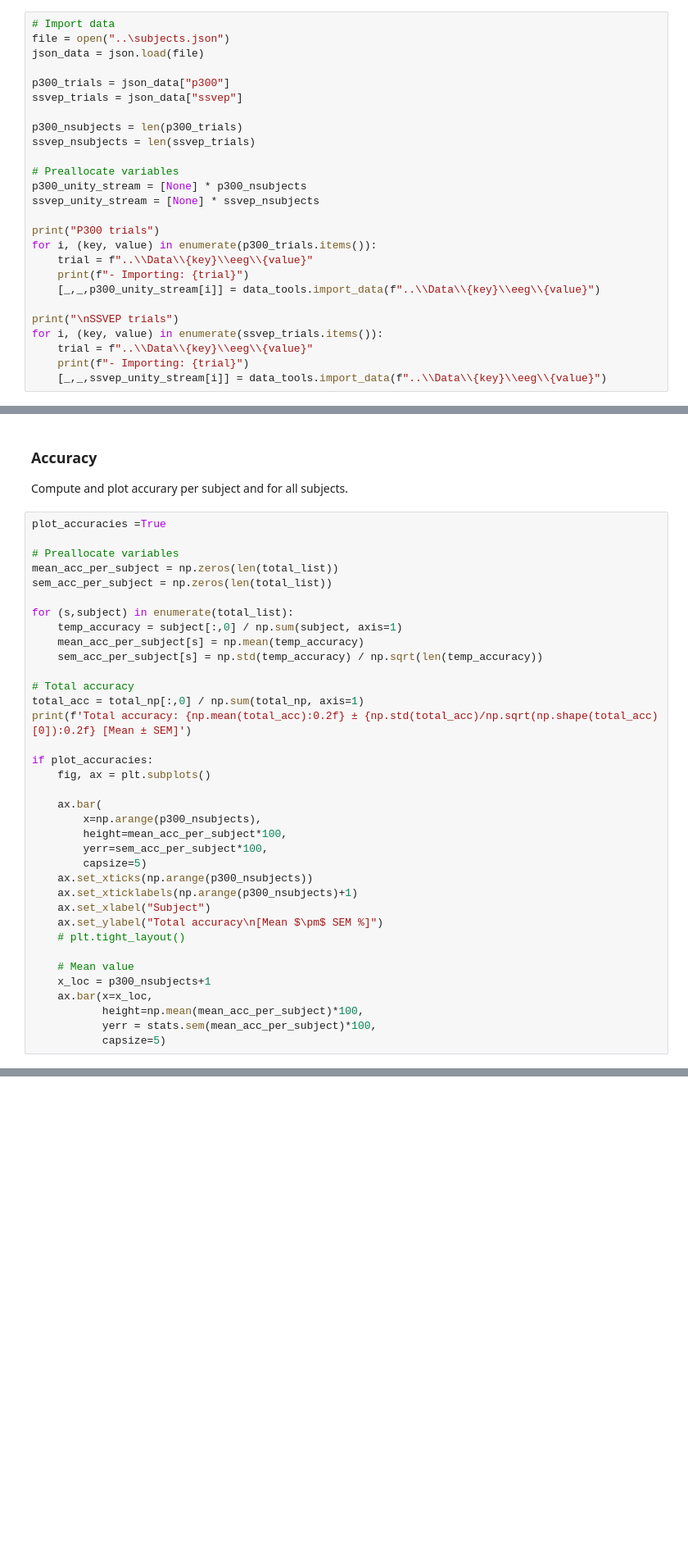
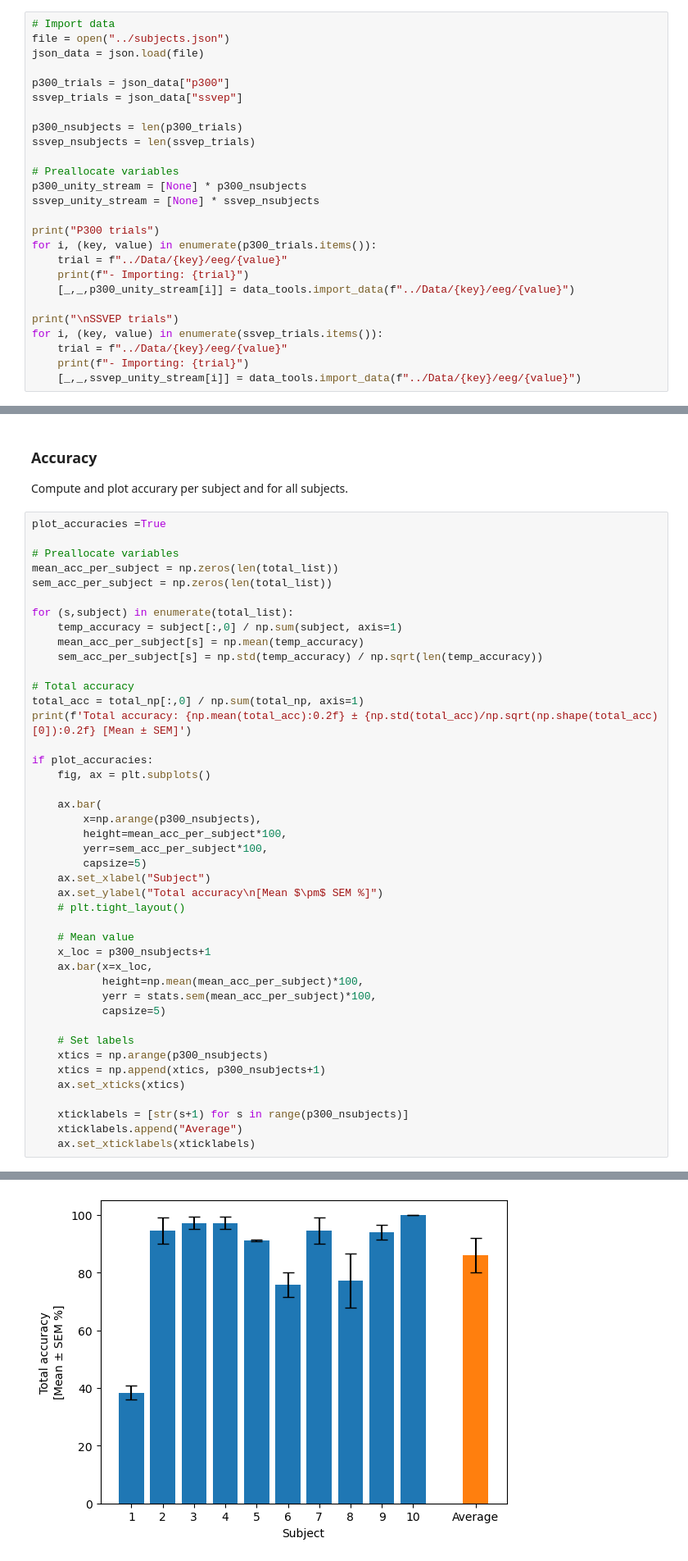
Before and after one commit to kirtonBCIlab/boccia-software-pilot, a Jupyter notebook: Notebooks/selections_counter.ipynb, the cells around one changed output, grey strips where cells are left out. Shown: that part at 82% size. Saved outputs shown, nothing was run; the diff lists cells and outputs as text; blank space fills up the shorter version.

Commit message:
Fixed plots and enable for MAC use

```diff
--- a/Notebooks/selections_counter.ipynb
+++ b/Notebooks/selections_counter.ipynb
@@ -25,7 +25,7 @@ from Functions import unity_analysis
 Import the data files contained in the [subjects](/subjects.json) file
 # %%
 # Import data
-file = open("..\subjects.json")
+file = open("../subjects.json")
 json_data = json.load(file)
 
 p300_trials = json_data["p300"]
@@ -40,14 +40,14 @@ ssvep_unity_stream = [None] * ssvep_nsubjects
 
 print("P300 trials")
 for i, (key, value) in enumerate(p300_trials.items()):
-    trial = f"..\\Data\\{key}\\eeg\\{value}"
+    trial = f"../Data/{key}/eeg/{value}"
     print(f"- Importing: {trial}")
-    [_,_,p300_unity_stream[i]] = data_tools.import_data(f"..\\Data\\{key}\\eeg\\{value}")
+    [_,_,p300_unity_stream[i]] = data_tools.import_data(f"../Data/{key}/eeg/{value}")
 
 print("\nSSVEP trials")
 for i, (key, value) in enumerate(ssvep_trials.items()):
-    trial = f"..\\Data\\{key}\\eeg\\{value}"
+    trial = f"../Data/{key}/eeg/{value}"
     print(f"- Importing: {trial}")
-    [_,_,ssvep_unity_stream[i]] = data_tools.import_data(f"..\\Data\\{key}\\eeg\\{value}")
+    [_,_,ssvep_unity_stream[i]] = data_tools.import_data(f"../Data/{key}/eeg/{value}")
 # %% [output]
 P300 trials
@@ -101,35 +103,43 @@ sem_acc_per_subject = np.zeros(len(total_list))
 
 for (s,subject) in enumerate(total_list):
     temp_accuracy = subject[:,0] / np.sum(subject, axis=1)
     mean_acc_per_subject[s] = np.mean(temp_accuracy)
     sem_acc_per_subject[s] = np.std(temp_accuracy) / np.sqrt(len(temp_accuracy))
 
 # Total accuracy
 total_acc = total_np[:,0] / np.sum(total_np, axis=1)
 print(f'Total accuracy: {np.mean(total_acc):0.2f} ± {np.std(total_acc)/np.sqrt(np.shape(total_acc)[0]):0.2f} [Mean ± SEM]')
 
 if plot_accuracies:
     fig, ax = plt.subplots()
 
     ax.bar(
         x=np.arange(p300_nsubjects),
         height=mean_acc_per_subject*100,
         yerr=sem_acc_per_subject*100,
         capsize=5)
-    ax.set_xticks(np.arange(p300_nsubjects))
-    ax.set_xticklabels(np.arange(p300_nsubjects)+1)
     ax.set_xlabel("Subject")
     ax.set_ylabel("Total accuracy\n[Mean $\pm$ SEM %]")
     # plt.tight_layout()
 
     # Mean value
     x_loc = p300_nsubjects+1
     ax.bar(x=x_loc,
            height=np.mean(mean_acc_per_subject)*100,
            yerr = stats.sem(mean_acc_per_subject)*100,
            capsize=5)
+
+    # Set labels
+    xtics = np.arange(p300_nsubjects)
+    xtics = np.append(xtics, p300_nsubjects+1)
+    ax.set_xticks(xtics)
+
+    xticklabels = [str(s+1) for s in range(p300_nsubjects)]
+    xticklabels.append("Average")
+    ax.set_xticklabels(xticklabels)
 # %% [output]
 Total accuracy: 0.88 ± 0.03 [Mean ± SEM]
+[figure, added]
 # %% [markdown]
 ## Succesfully dropped ball
 
```
Also changed, not shown: parts of 7 cells of this notebook.
